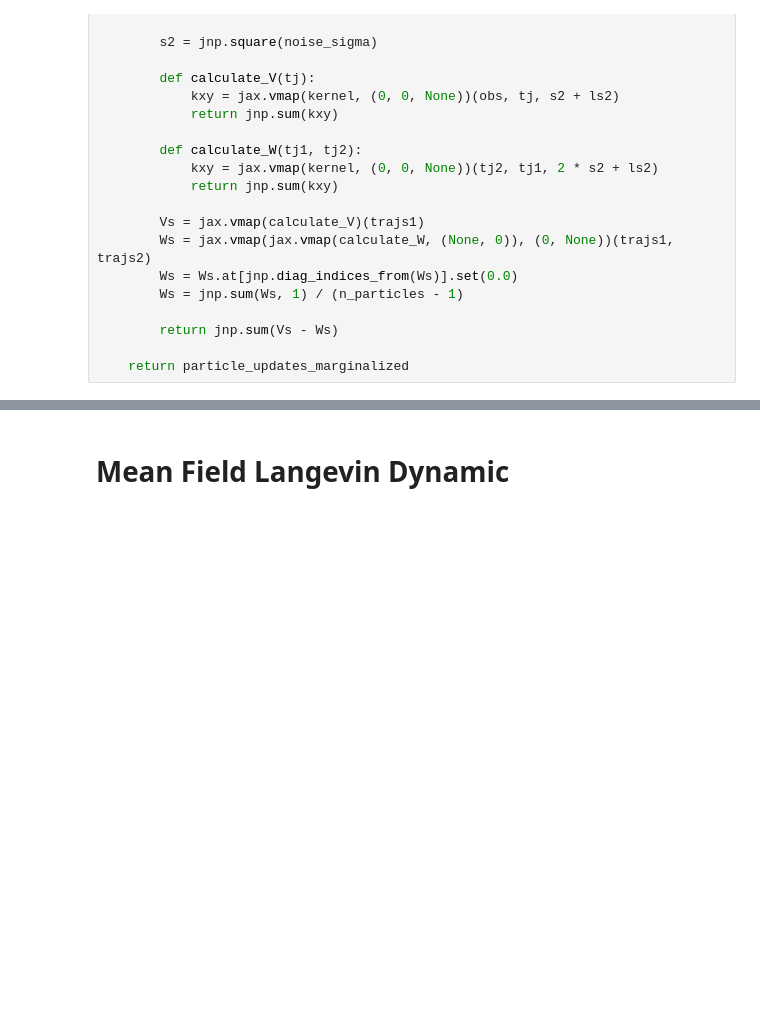
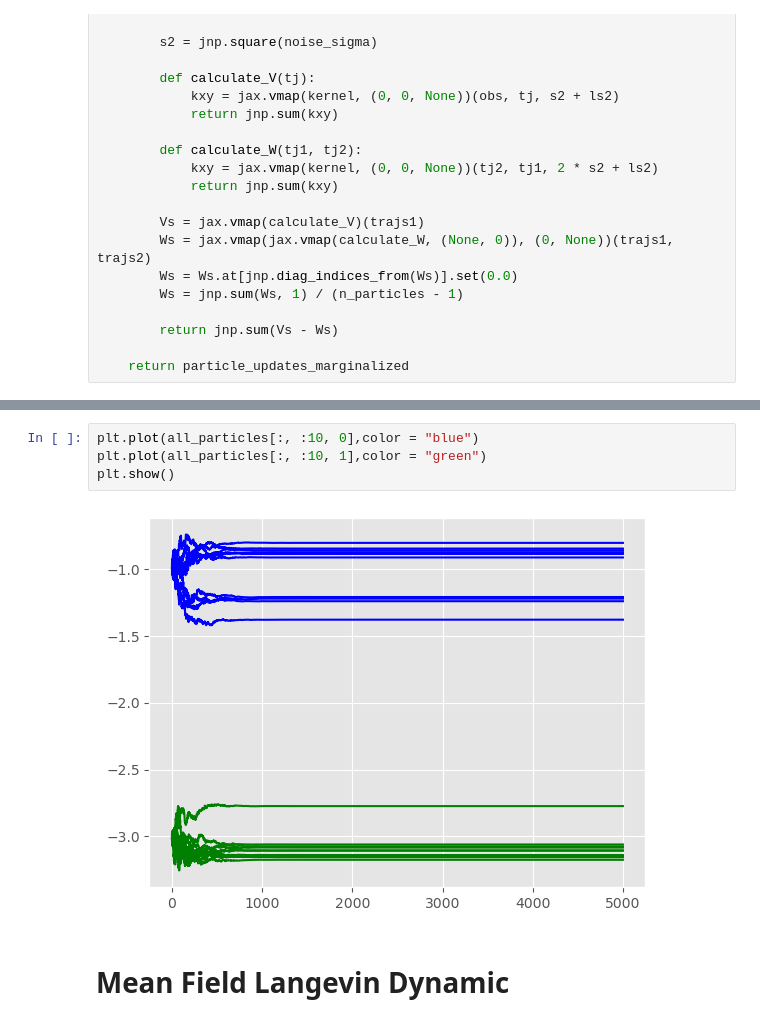
Before and after one commit to congyewang/kgd-code, a Jupyter notebook: pcuq_lotka_volterra.ipynb, the cells around one changed output, grey strips where cells are left out. Cells and saved outputs as stored; diff of their text form; blank space fills up the shorter version.

```diff
--- a/pcuq_lotka_volterra.ipynb
+++ b/pcuq_lotka_volterra.ipynb
@@ -175,3 +231,9 @@ L = 0
+# %%
+plt.plot(all_particles[:, :10, 0],color = "blue")
+plt.plot(all_particles[:, :10, 1],color = "green")
+plt.show()
+# %% [output]
+[figure, added]
 # %% [markdown]
 # Mean Field Langevin Dynamic
 # %%
```
Also changed, not shown: parts of 32 cells of this notebook, 5 other files.
